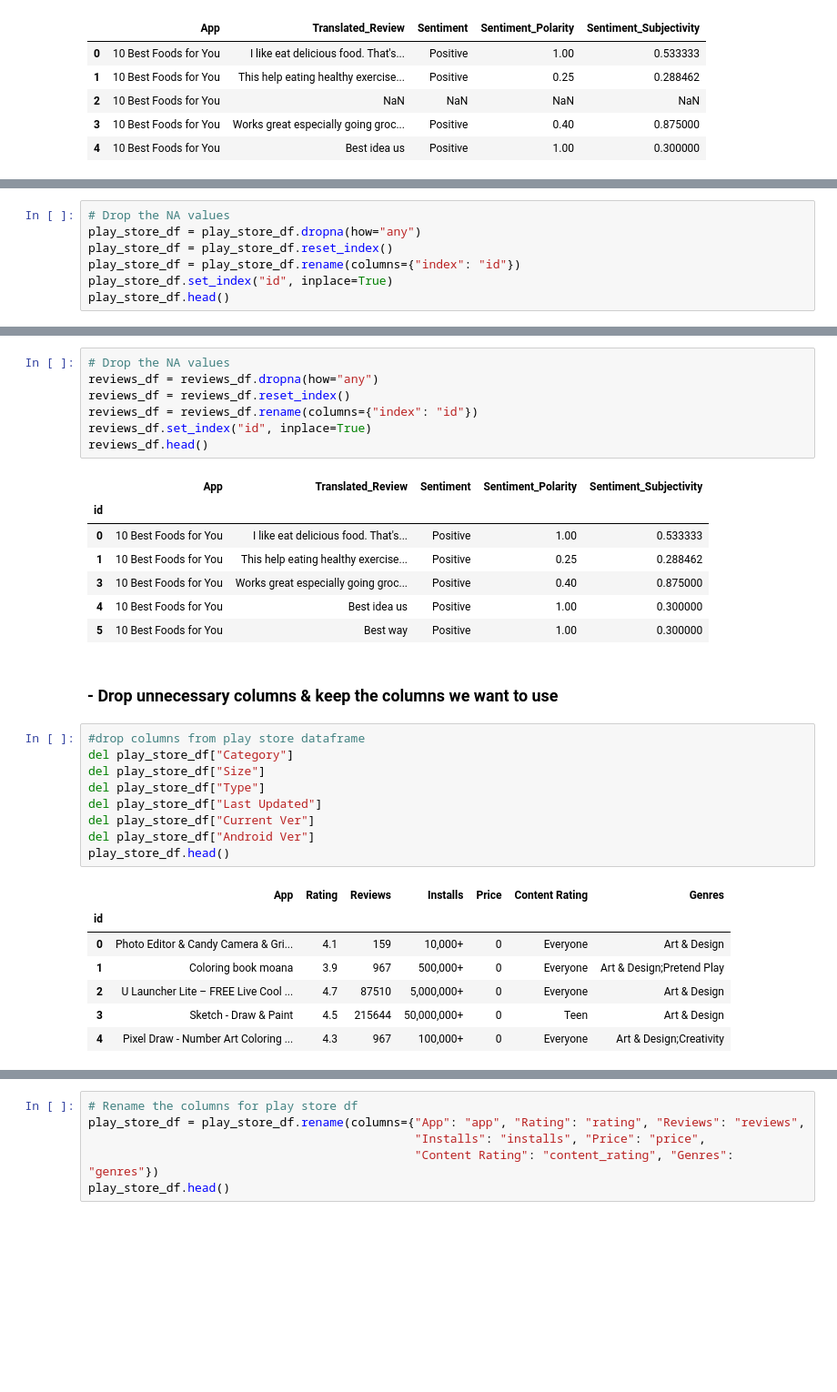
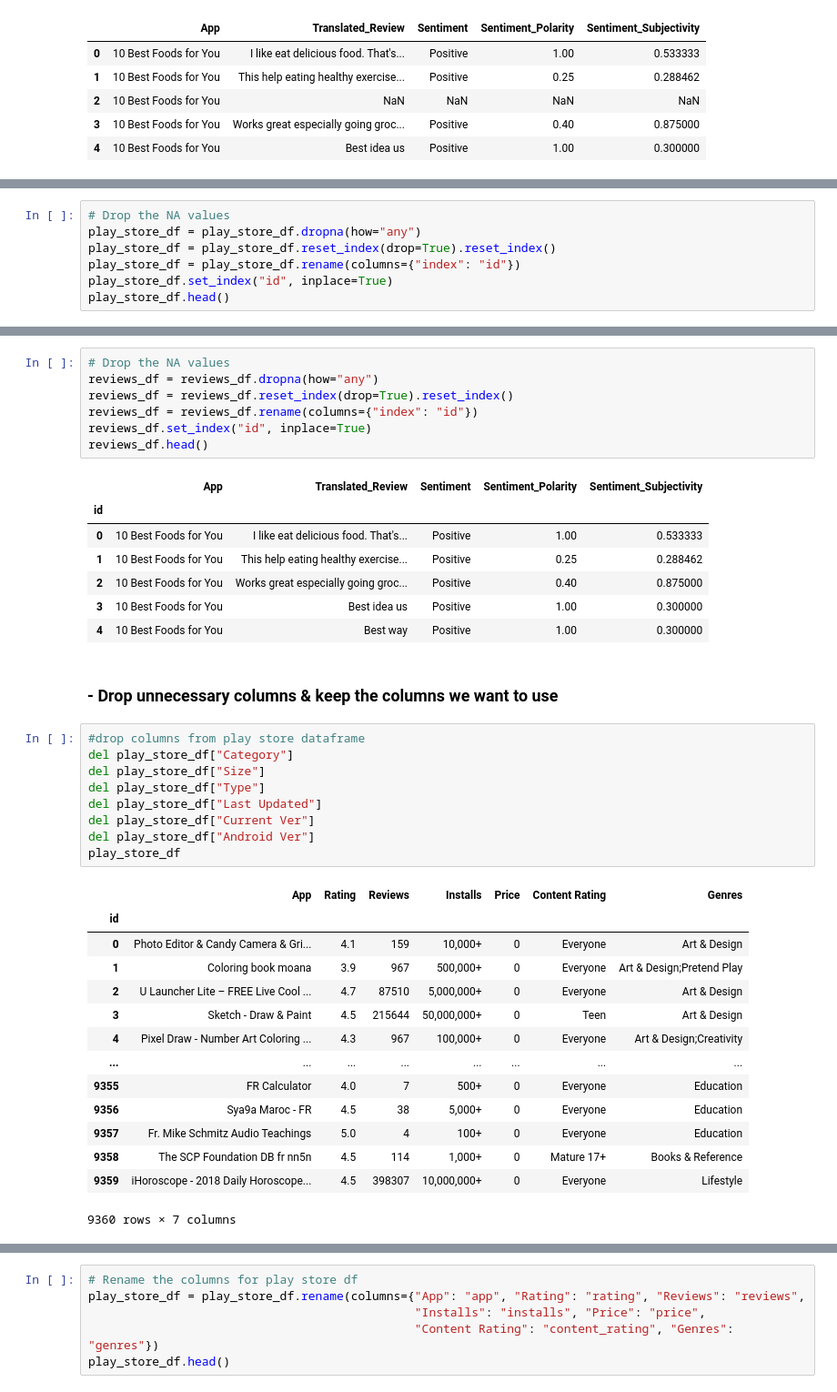
Before and after one commit to juliabrunett/ETL_Project, a Jupyter notebook: google_play.ipynb, the cells around one changed output, grey strips where cells are left out. Shown at 91% size. Drawn from its saved outputs; the diff is of its cells as text; blank space fills up the shorter version.

Commit message:
Worked on adding foreign key to reviews dataframe

```diff
--- a/google_play.ipynb
+++ b/google_play.ipynb
@@ -49,7 +49,7 @@ reviews_df.head()
 # %%
 # Drop the NA values
 play_store_df = play_store_df.dropna(how="any")
-play_store_df = play_store_df.reset_index()
+play_store_df = play_store_df.reset_index(drop=True).reset_index()
 play_store_df = play_store_df.rename(columns={"index": "id"})
 play_store_df.set_index("id", inplace=True)
 play_store_df.head()
@@ -64,7 +64,7 @@ play_store_df.head()
 # %%
 # Drop the NA values
 reviews_df = reviews_df.dropna(how="any")
-reviews_df = reviews_df.reset_index()
+reviews_df = reviews_df.reset_index(drop=True).reset_index()
 reviews_df = reviews_df.rename(columns={"index": "id"})
 reviews_df.set_index("id", inplace=True)
 reviews_df.head()
@@ -73,28 +73,35 @@ reviews_df.head()
 | id |  |  |  |  |  |
 | 0 | 10 Best Foods for You | I like eat delicious food. That's... | Positive | 1.00 | 0.533333 |
 | 1 | 10 Best Foods for You | This help eating healthy exercise... | Positive | 0.25 | 0.288462 |
-| 3 | 10 Best Foods for You | Works great especially going groc... | Positive | 0.40 | 0.875000 |
-| 4 | 10 Best Foods for You | Best idea us | Positive | 1.00 | 0.300000 |
-| 5 | 10 Best Foods for You | Best way | Positive | 1.00 | 0.300000 |
+| 2 | 10 Best Foods for You | Works great especially going groc... | Positive | 0.40 | 0.875000 |
+| 3 | 10 Best Foods for You | Best idea us | Positive | 1.00 | 0.300000 |
+| 4 | 10 Best Foods for You | Best way | Positive | 1.00 | 0.300000 |
-# %% [markdown]
-### - Drop unnecessary columns & keep the columns we want to use
+# %% [markdown]
+### - Drop unnecessary columns & keep the columns we want to use
 # %%
 #drop columns from play store dataframe
 del play_store_df["Category"]
 del play_store_df["Size"]
 del play_store_df["Type"]
 del play_store_df["Last Updated"]
 del play_store_df["Current Ver"]
 del play_store_df["Android Ver"]
-play_store_df.head()
+play_store_df
 # %% [output]
 |  | App | Rating | Reviews | Installs | Price | Content Rating | Genres |
 | id |  |  |  |  |  |  |  |
 | 0 | Photo Editor & Candy Camera & Gri... | 4.1 | 159 | 10,000+ | 0 | Everyone | Art & Design |
 | 1 | Coloring book moana | 3.9 | 967 | 500,000+ | 0 | Everyone | Art & Design;Pretend Play |
 | 2 | U Launcher Lite – FREE Live Cool ... | 4.7 | 87510 | 5,000,000+ | 0 | Everyone | Art & Design |
 | 3 | Sketch - Draw & Paint | 4.5 | 215644 | 50,000,000+ | 0 | Teen | Art & Design |
 | 4 | Pixel Draw - Number Art Coloring ... | 4.3 | 967 | 100,000+ | 0 | Everyone | Art & Design;Creativity |
+| ... | ... | ... | ... | ... | ... | ... | ... |
+| 9355 | FR Calculator | 4.0 | 7 | 500+ | 0 | Everyone | Education |
+| 9356 | Sya9a Maroc - FR | 4.5 | 38 | 5,000+ | 0 | Everyone | Education |
+| 9357 | Fr. Mike Schmitz Audio Teachings | 5.0 | 4 | 100+ | 0 | Everyone | Education |
+| 9358 | The SCP Foundation DB fr nn5n | 4.5 | 114 | 1,000+ | 0 | Mature 17+ | Books & Reference |
+| 9359 | iHoroscope - 2018 Daily Horoscope... | 4.5 | 398307 | 10,000,000+ | 0 | Everyone | Lifestyle |
+9360 rows × 7 columns
 # %%
 #drop columns from reviews dataframe
 del reviews_df["Translated_Review"]
```
Also changed, not shown: parts of 35 cells of this notebook.
